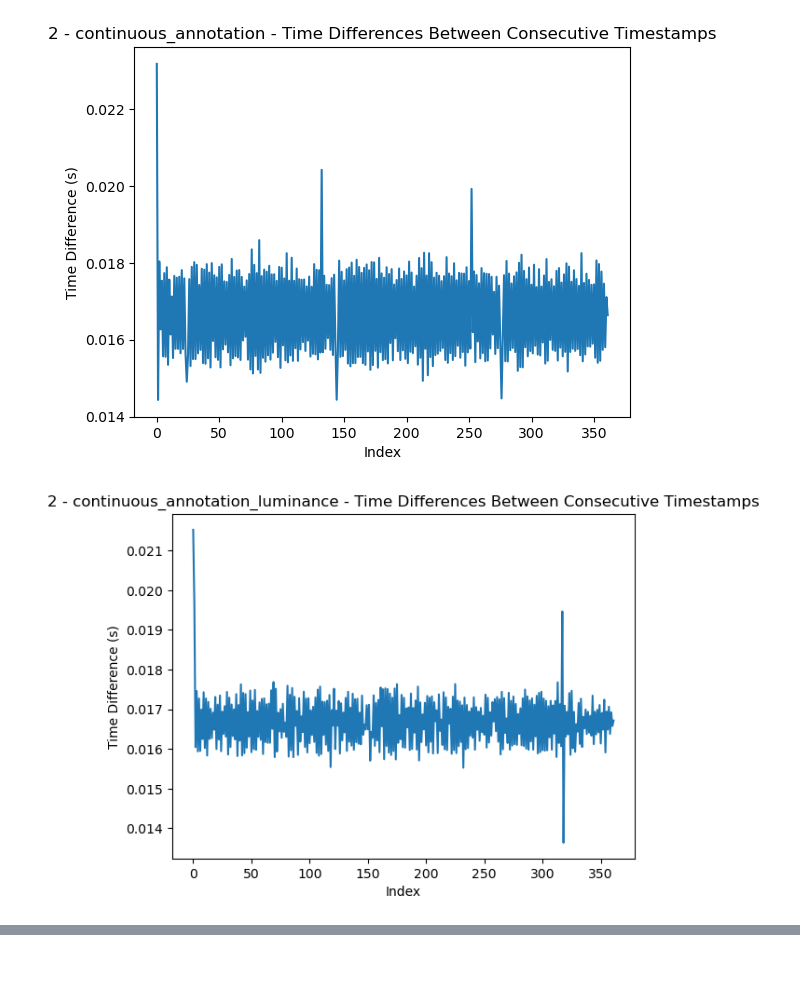
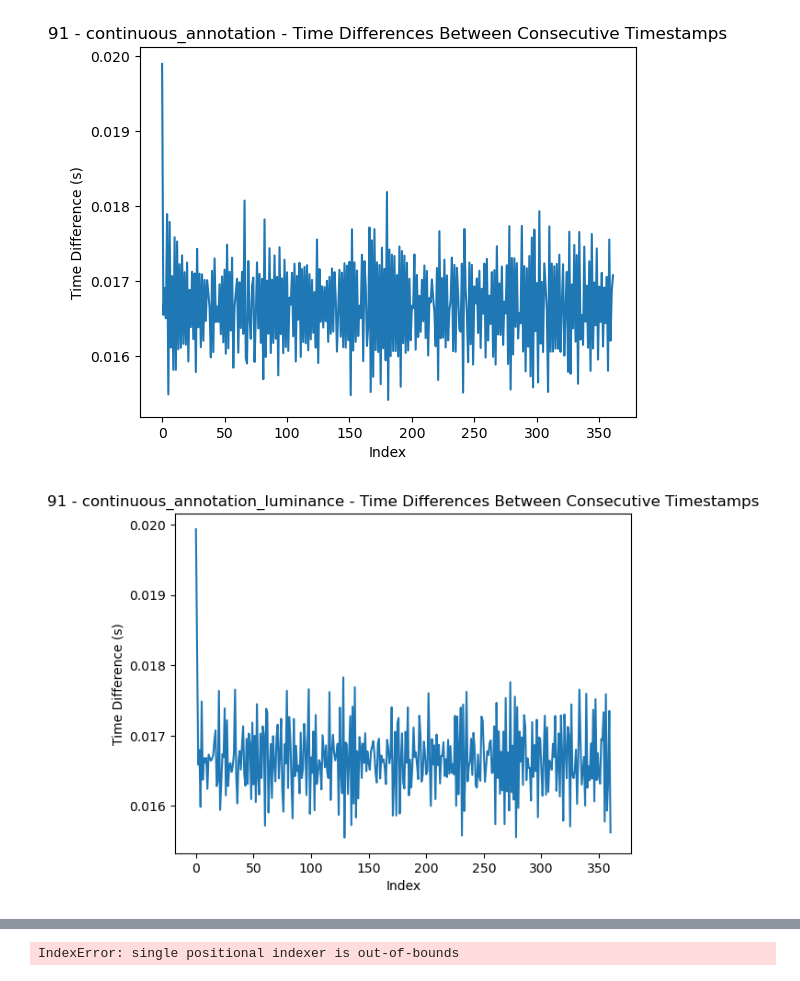
Before and after one commit to tomdamelio/experiment_VR, a Jupyter notebook: non_immersive/prueba_tiempo_loggeos.ipynb, the cells around one changed output, grey strips where cells are left out. Saved outputs shown, nothing was run; the diff lists cells and outputs as text; code cells hidden in the pictures.

```diff
--- a/non_immersive/prueba_tiempo_loggeos.ipynb
+++ b/non_immersive/prueba_tiempo_loggeos.ipynb
@@ -3,9 +3,9 @@ import pandas as pd
 import matplotlib.pyplot as plt
 
 # Cargar el archivo CSV
-df = pd.read_csv('./results/sub-45_ses-A_task-Experiment_VR_non_immersive_beh.csv')
+df = pd.read_csv('./results/sub-68_ses-A_task-Experiment_VR_non_immersive_beh.csv')
 # %%
-for i in [1,2,3,4]:
+for i in [90,91,92,93]:
     for ii in ['continuous_annotation', 'continuous_annotation_luminance']:
         # Seleccionar los valores de la columna `continuous_annotation` para id == 1
         filtered_data = df.loc[df['id'] == i, ii].iloc[0]
@@ -30,2 +30,2 @@ for i in [1,2,3,4]:
-[figure, old version]
+[figure, new version]
-[figure, old version]
+[figure, new version]
@@ -35,0 +32 @@ for i in [1,2,3,4]:
+IndexError: single positional indexer is out-of-bounds
```
Also changed, not shown: parts of 1 cell of this notebook, 20 other files.
